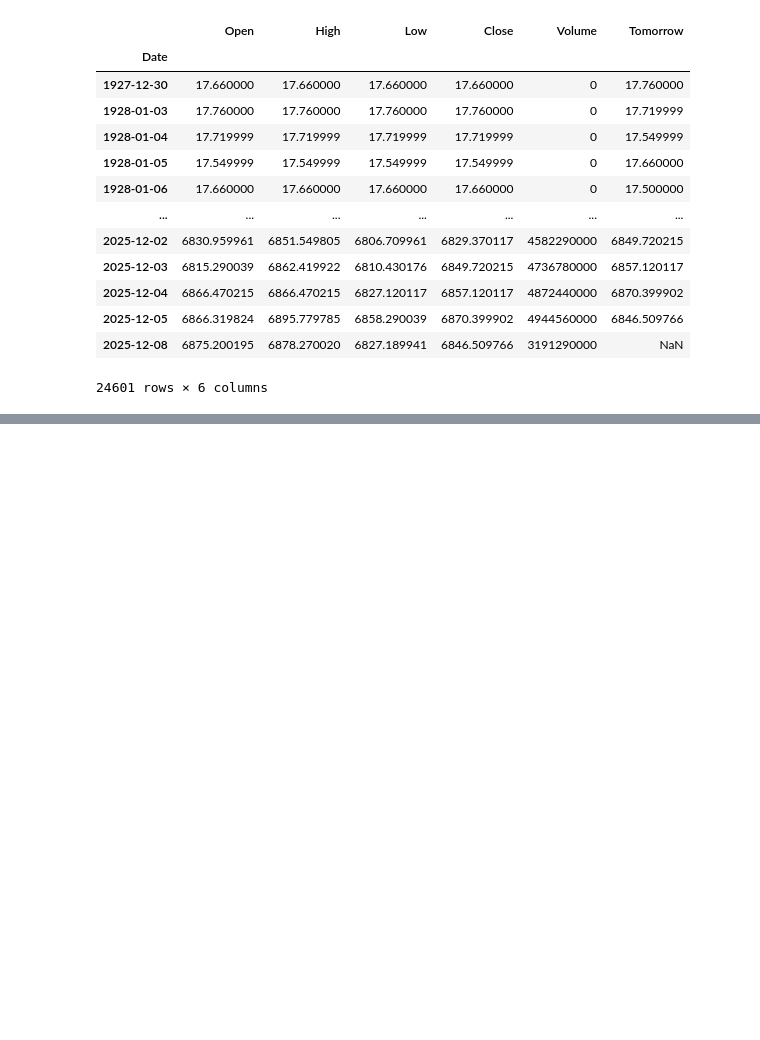
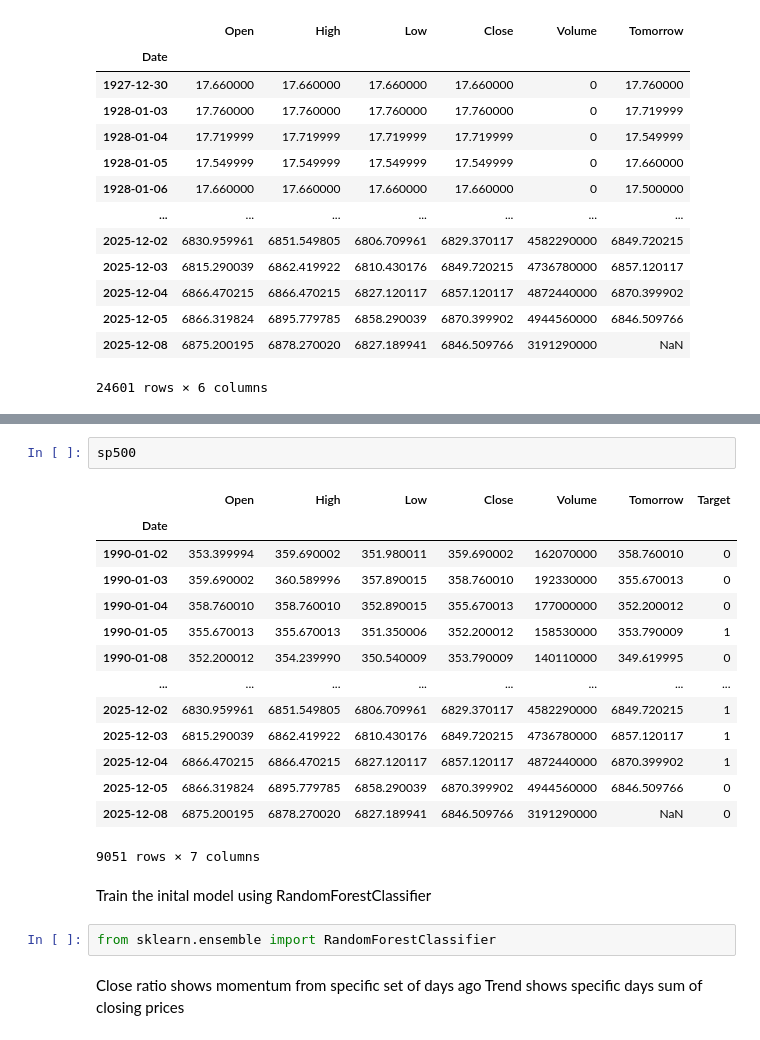
Before and after one commit to Jacob-Ball22/Stock-Prediction-Project, a Jupyter notebook: draft-notebook.ipynb, the cells around one changed output, grey strips where cells are left out. Saved outputs shown, nothing was run; the diff lists cells and outputs as text; blank space fills up the shorter version.

```diff
--- a/draft-notebook.ipynb
+++ b/draft-notebook.ipynb
@@ -74,0 +102,24 @@ sp500
+# %%
+sp500
+# %% [output]
+|  | Open | High | Low | Close | Volume | Tomorrow | Target |
+| Date |  |  |  |  |  |  |  |
+| 1990-01-02 | 353.399994 | 359.690002 | 351.980011 | 359.690002 | 162070000 | 358.760010 | 0 |
+| 1990-01-03 | 359.690002 | 360.589996 | 357.890015 | 358.760010 | 192330000 | 355.670013 | 0 |
+| 1990-01-04 | 358.760010 | 358.760010 | 352.890015 | 355.670013 | 177000000 | 352.200012 | 0 |
+| 1990-01-05 | 355.670013 | 355.670013 | 351.350006 | 352.200012 | 158530000 | 353.790009 | 1 |
+| 1990-01-08 | 352.200012 | 354.239990 | 350.540009 | 353.790009 | 140110000 | 349.619995 | 0 |
+| ... | ... | ... | ... | ... | ... | ... | ... |
+| 2025-12-02 | 6830.959961 | 6851.549805 | 6806.709961 | 6829.370117 | 4582290000 | 6849.720215 | 1 |
+| 2025-12-03 | 6815.290039 | 6862.419922 | 6810.430176 | 6849.720215 | 4736780000 | 6857.120117 | 1 |
+| 2025-12-04 | 6866.470215 | 6866.470215 | 6827.120117 | 6857.120117 | 4872440000 | 6870.399902 | 1 |
+| 2025-12-05 | 6866.319824 | 6895.779785 | 6858.290039 | 6870.399902 | 4944560000 | 6846.509766 | 0 |
+| 2025-12-08 | 6875.200195 | 6878.270020 | 6827.189941 | 6846.509766 | 3191290000 | NaN | 0 |
+9051 rows × 7 columns
+# %% [markdown]
+Train the inital model using RandomForestClassifier
+# %%
+from sklearn.ensemble import RandomForestClassifier
+# %% [markdown]
+Close ratio shows momentum from specific set of days ago
+Trend shows specific days sum of closing prices
```
Also changed, not shown: parts of 38 cells of this notebook.
